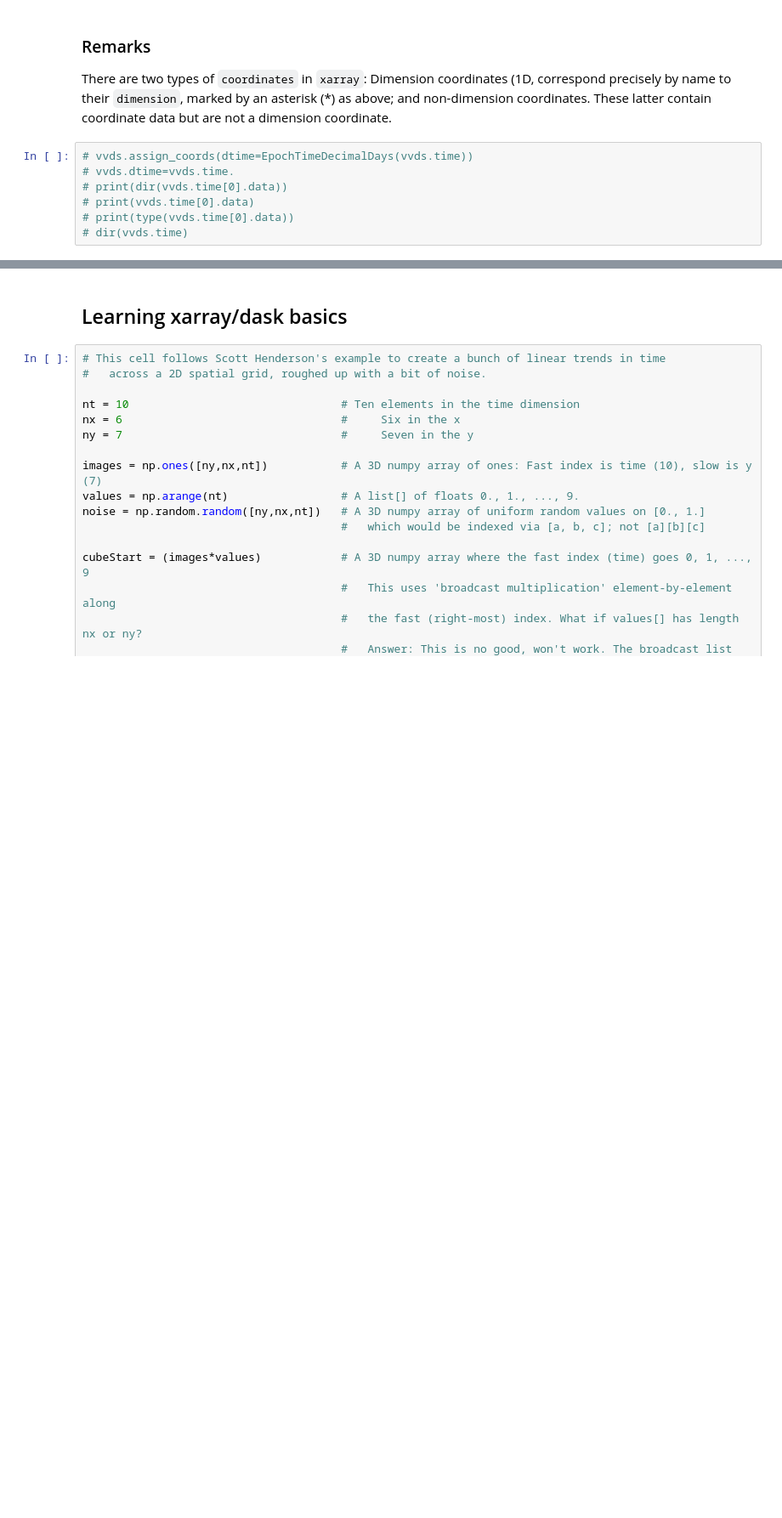
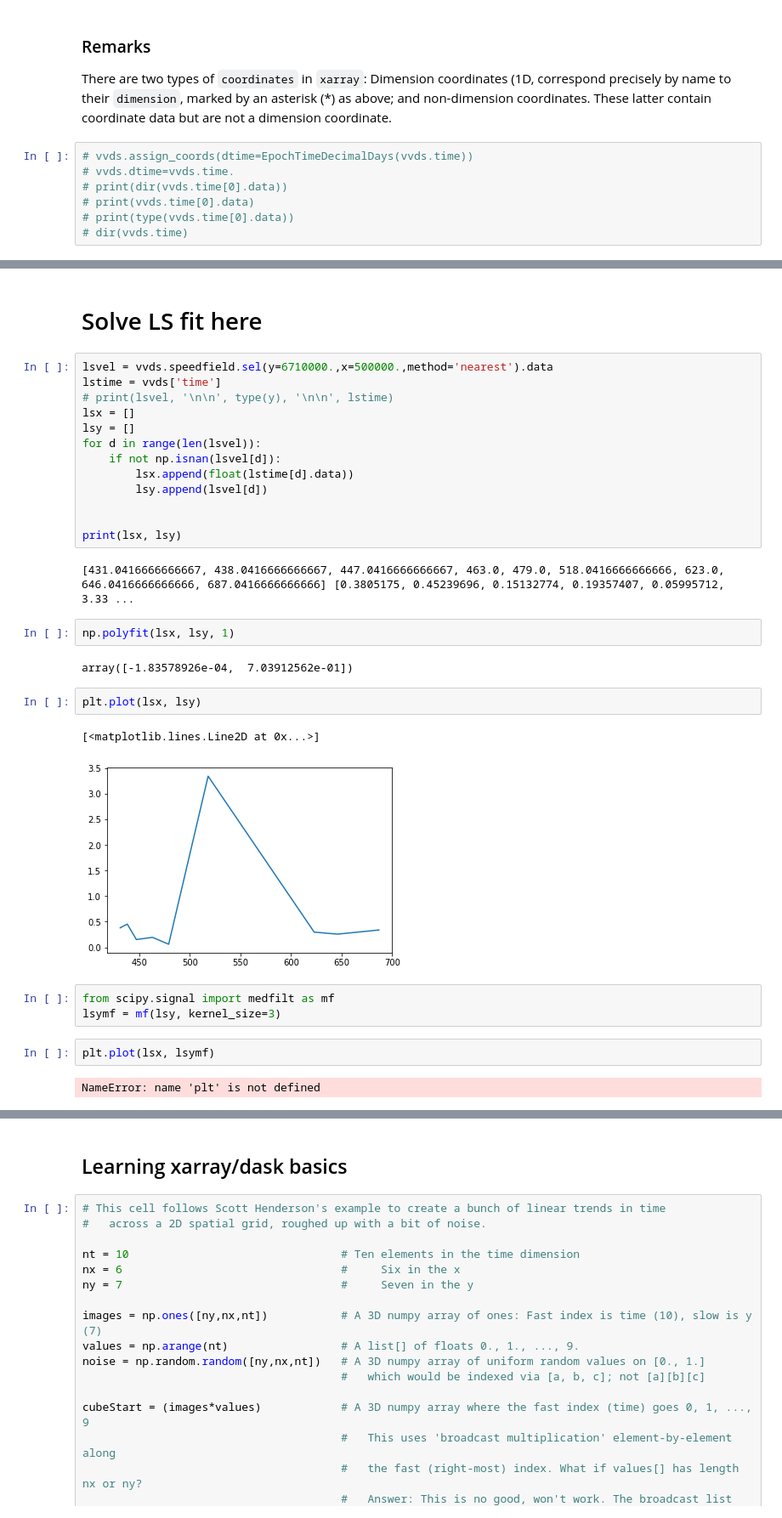
Before and after one commit to pangeo-data/cmr, a Jupyter notebook: golive3.ipynb, the cells around one changed output, grey strips where cells are left out. Shown: that part at 85% size. Saved outputs shown, nothing was run; the diff lists cells and outputs as text; blank space fills up the shorter version.

```diff
--- a/golive3.ipynb
+++ b/golive3.ipynb
@@ -404,0 +417,33 @@ print(vvds.speedfield.sel(y=6710000.,x=500000.,method='nearest').data)
+# %% [markdown]
+# Solve LS fit here
+# %%
+lsvel = vvds.speedfield.sel(y=6710000.,x=500000.,method='nearest').data
+lstime = vvds['time']
+# print(lsvel, '\n\n', type(y), '\n\n', lstime)
+lsx = []
+lsy = []
+for d in range(len(lsvel)):
+    if not np.isnan(lsvel[d]):
+        lsx.append(float(lstime[d].data))
+        lsy.append(lsvel[d])
+
+
+print(lsx, lsy)
+# %% [output]
+[431.0416666666667, 438.0416666666667, 447.0416666666667, 463.0, 479.0, 518.0416666666666, 623.0, 646.0416666666666, 687.0416666666666] [0.3805175, 0.45239696, 0.15132774, 0.19357407, 0.05995712, 3.33 ...
+# %%
+np.polyfit(lsx, lsy, 1)
+# %% [output]
+array([-1.83578926e-04,  7.03912562e-01])
+# %%
+plt.plot(lsx, lsy)
+# %% [output]
+[<matplotlib.lines.Line2D at 0x...>]
+[figure, added]
+# %%
+from scipy.signal import medfilt as mf
+lsymf = mf(lsy, kernel_size=3)
+# %%
+plt.plot(lsx, lsymf)
+# %% [output]
+NameError: name 'plt' is not defined
```
Also changed, not shown: parts of 35 cells of this notebook, 1 other file.
